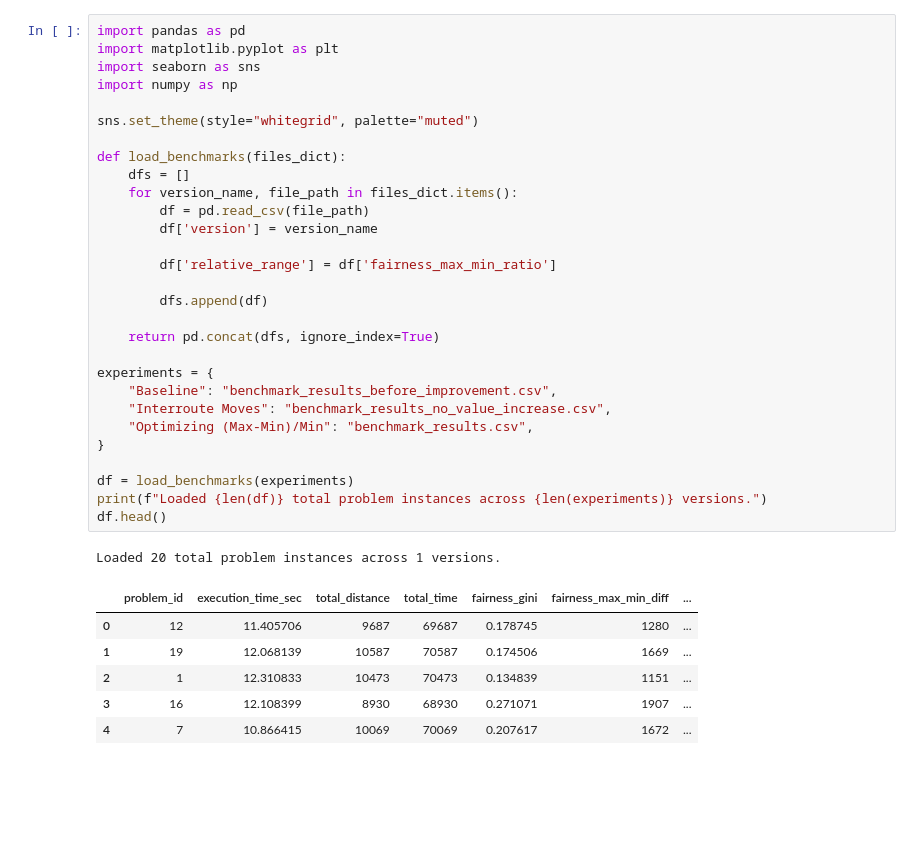
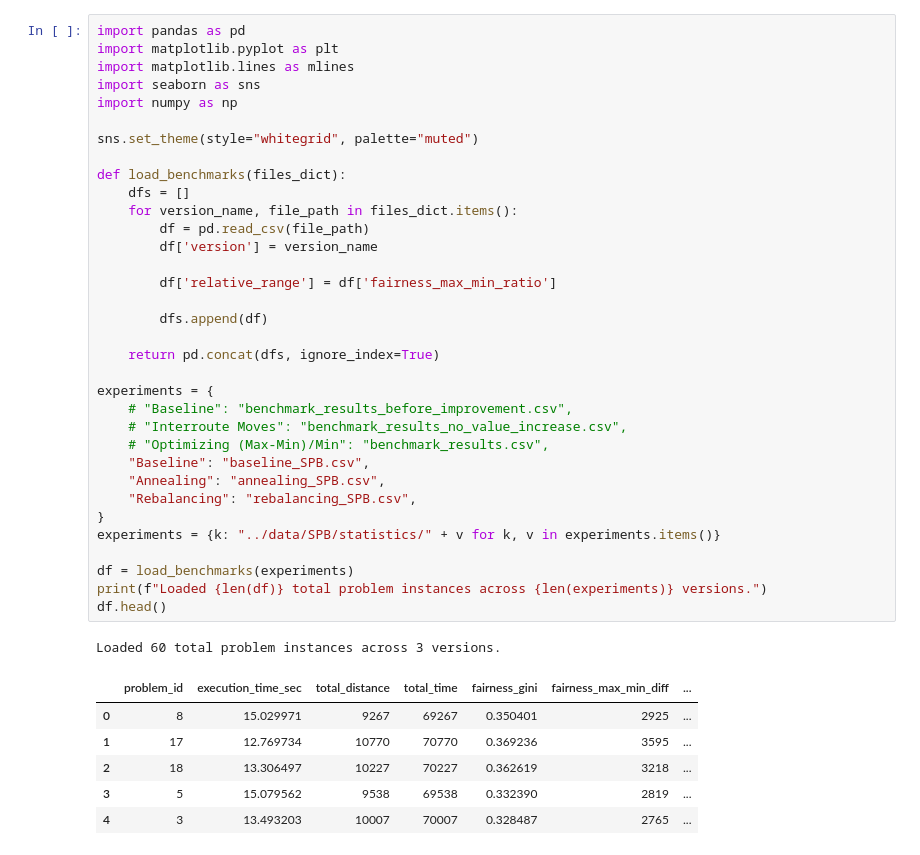
Before and after one commit to Stephic-Hardy/IH_VNS_TL_Fair_VRP, a Jupyter notebook: scripts/benchmark_visualizer.ipynb, the cells around one changed output. Drawn from its saved outputs; the diff is of its cells as text; blank space fills up the shorter version.

```diff
--- a/scripts/benchmark_visualizer.ipynb
+++ b/scripts/benchmark_visualizer.ipynb
@@ -1,40 +1,45 @@
 # %%
 import pandas as pd
 import matplotlib.pyplot as plt
+import matplotlib.lines as mlines
 import seaborn as sns
 import numpy as np
 
 sns.set_theme(style="whitegrid", palette="muted")
 
 def load_benchmarks(files_dict):
     dfs = []
     for version_name, file_path in files_dict.items():
         df = pd.read_csv(file_path)
         df['version'] = version_name
 
         df['relative_range'] = df['fairness_max_min_ratio']
 
         dfs.append(df)
 
     return pd.concat(dfs, ignore_index=True)
 
 experiments = {
-    "Baseline": "benchmark_results_before_improvement.csv",
-    "Interroute Moves": "benchmark_results_no_value_increase.csv",
-    "Optimizing (Max-Min)/Min": "benchmark_results.csv",
+    # "Baseline": "benchmark_results_before_improvement.csv",
+    # "Interroute Moves": "benchmark_results_no_value_increase.csv",
+    # "Optimizing (Max-Min)/Min": "benchmark_results.csv",
+    "Baseline": "baseline_SPB.csv",
+    "Annealing": "annealing_SPB.csv",
+    "Rebalancing": "rebalancing_SPB.csv",
 }
+experiments = {k: "../data/SPB/statistics/" + v for k, v in experiments.items()}
 
 df = load_benchmarks(experiments)
 print(f"Loaded {len(df)} total problem instances across {len(experiments)} versions.")
 df.head()
 # %% [output]
-Loaded 20 total problem instances across 1 versions.
+Loaded 60 total problem instances across 3 versions.
 |  | problem_id | execution_time_sec | total_distance | total_time | fairness_gini | fairness_max_min_diff | ... |
-| 0 | 12 | 11.405706 | 9687 | 69687 | 0.178745 | 1280 | ... |
-| 1 | 19 | 12.068139 | 10587 | 70587 | 0.174506 | 1669 | ... |
-| 2 | 1 | 12.310833 | 10473 | 70473 | 0.134839 | 1151 | ... |
-| 3 | 16 | 12.108399 | 8930 | 68930 | 0.271071 | 1907 | ... |
-| 4 | 7 | 10.866415 | 10069 | 70069 | 0.207617 | 1672 | ... |
+| 0 | 8 | 15.029971 | 9267 | 69267 | 0.350401 | 2925 | ... |
+| 1 | 17 | 12.769734 | 10770 | 70770 | 0.369236 | 3595 | ... |
+| 2 | 18 | 13.306497 | 10227 | 70227 | 0.362619 | 3218 | ... |
+| 3 | 5 | 15.079562 | 9538 | 69538 | 0.332390 | 2819 | ... |
+| 4 | 3 | 13.493203 | 10007 | 70007 | 0.328487 | 2765 | ... |
 # %%
 def scatterplot(df, x_metric='total_distance', y_metric='fairness_gini'):
     plt.figure(figsize=(10, 6))
```
Also changed, not shown: parts of 3 cells of this notebook, 4 other files.
